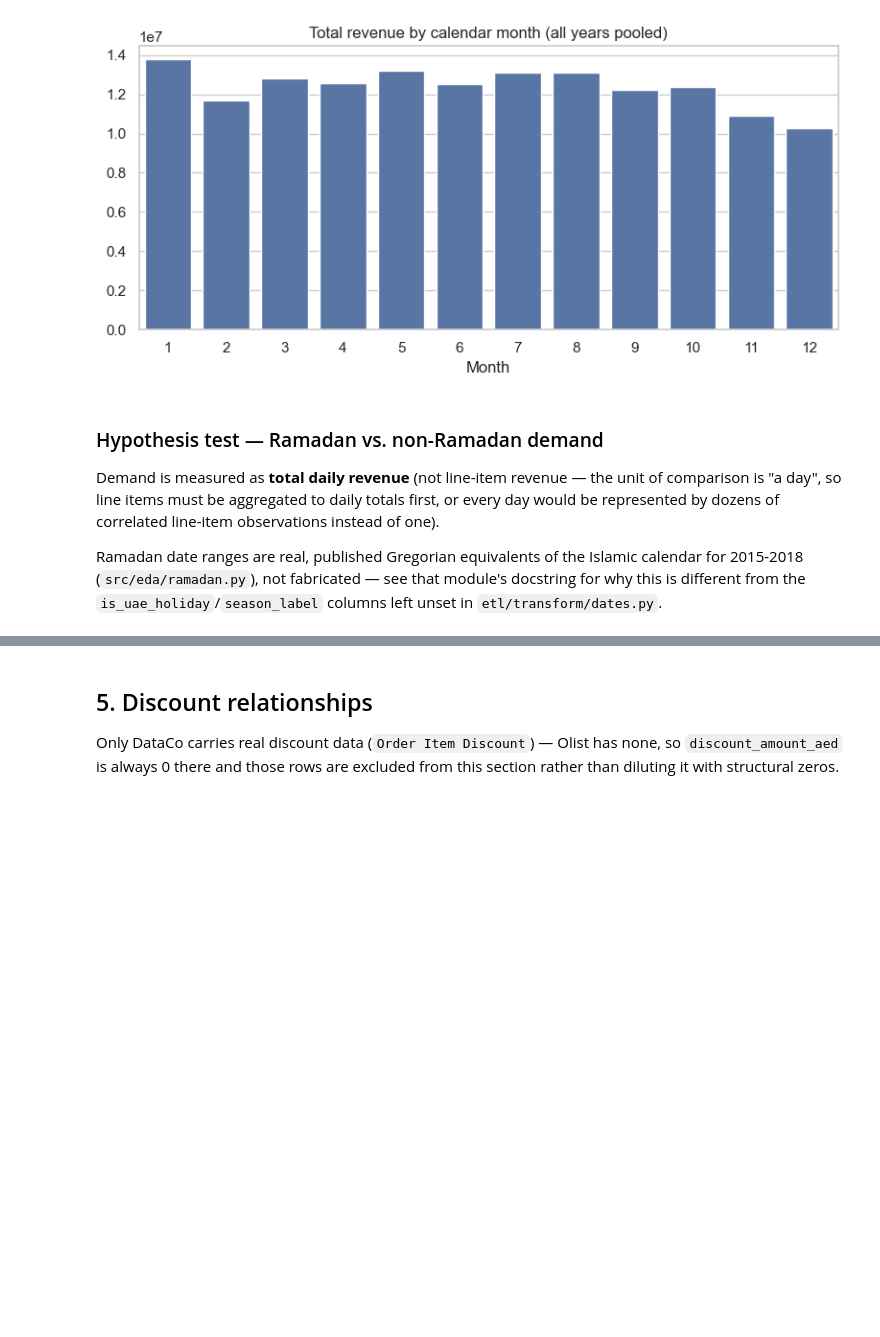
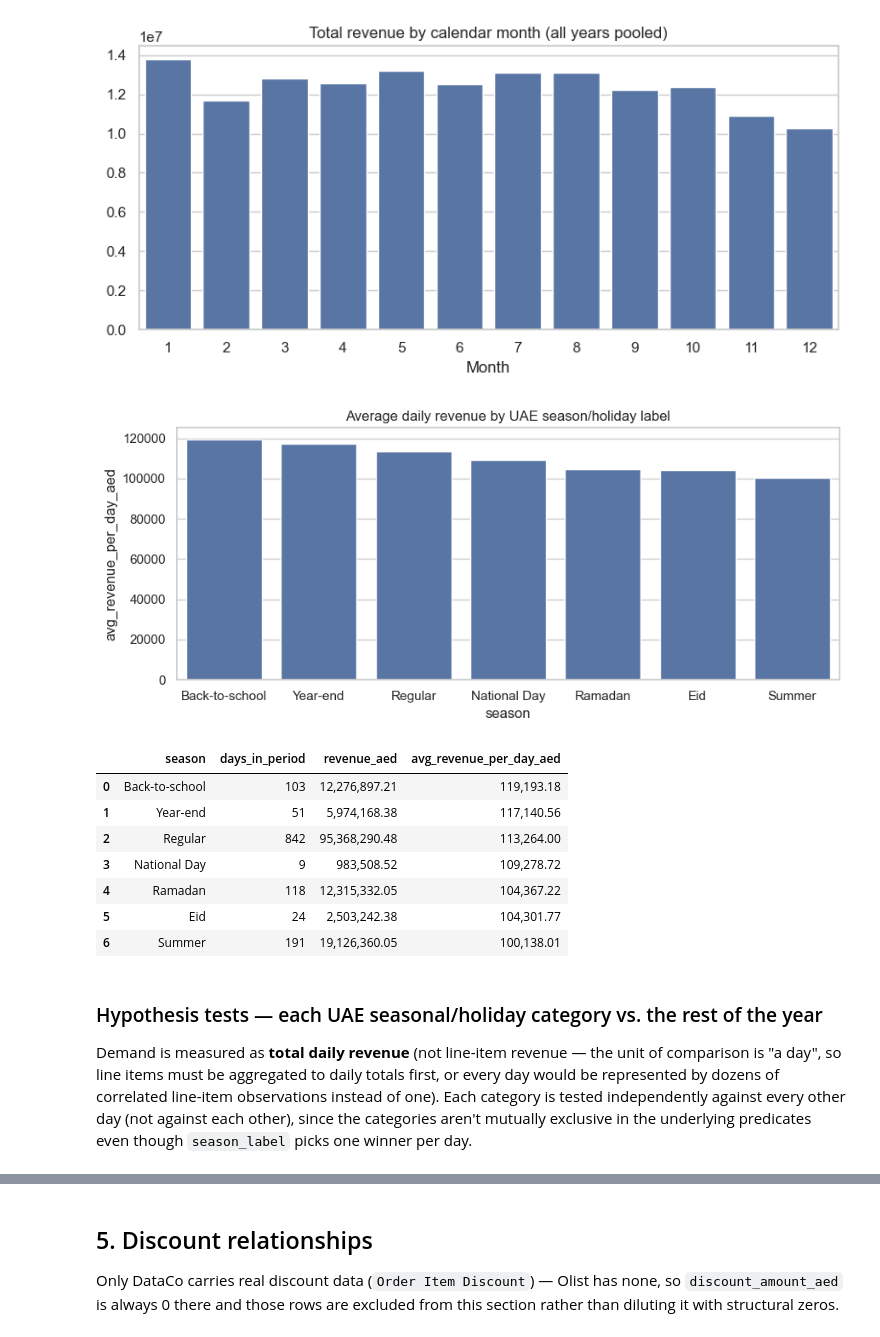
Before and after one commit to Dewwbe/Supply-Chain-Intelligence-Risk-Analytics-Platform, a Jupyter notebook: notebooks/02_sales_eda.ipynb, the cells around one changed output, grey strips where cells are left out. Saved outputs shown, nothing was run; the diff lists cells and outputs as text; code cells hidden in the pictures; blank space fills up the shorter version.

```diff
--- a/notebooks/02_sales_eda.ipynb
+++ b/notebooks/02_sales_eda.ipynb
@@ -94,11 +97,27 @@ plt.tight_layout()
 plt.show()
 # %% [output]
 [figure]
+# %%
+by_uae_season = data_access.run_sql_file('02_sales/07_revenue_by_uae_season.sql')
+fig, ax = plt.subplots(figsize=(9, 4))
+sns.barplot(data=by_uae_season, x='season', y='avg_revenue_per_day_aed', ax=ax)
+ax.set_title('Average daily revenue by UAE season/holiday label')
+plt.tight_layout()
+plt.show()
+by_uae_season
+# %% [output]
+[figure, added]
+|  | season | days_in_period | revenue_aed | avg_revenue_per_day_aed |
+| 0 | Back-to-school | 103 | 12,276,897.21 | 119,193.18 |
+| 1 | Year-end | 51 | 5,974,168.38 | 117,140.56 |
+| 2 | Regular | 842 | 95,368,290.48 | 113,264.00 |
+| 3 | National Day | 9 | 983,508.52 | 109,278.72 |
+| 4 | Ramadan | 118 | 12,315,332.05 | 104,367.22 |
+| 5 | Eid | 24 | 2,503,242.38 | 104,301.77 |
+| 6 | Summer | 191 | 19,126,360.05 | 100,138.01 |
 # %% [markdown]
-### Hypothesis test — Ramadan vs. non-Ramadan demand
+### Hypothesis tests — each UAE seasonal/holiday category vs. the rest of the year
 
-Demand is measured as **total daily revenue** (not line-item revenue — the unit of comparison is "a day", so line items must be aggregated to daily totals first, or every day would be represented by dozens of correlated line-item observations instead of one).
-
-Ramadan date ranges are real, published Gregorian equivalents of the Islamic calendar for 2015-2018 (`src/eda/ramadan.py`), not fabricated — see that module's docstring for why this is different from the `is_uae_holiday`/`season_label` columns left unset in `etl/transform/dates.py`.
+Demand is measured as **total daily revenue** (not line-item revenue — the unit of comparison is "a day", so line items must be aggregated to daily totals first, or every day would be represented by dozens of correlated line-item observations instead of one). Each category is tested independently against every other day (not against each other), since the categories aren't mutually exclusive in the underlying predicates even though `season_label` picks one winner per day.
 # %%
 daily = sales.groupby('order_date')['sales_amount'].sum().reset_index()
```
Also changed, not shown: parts of 10 cells of this notebook, 11 other files.
